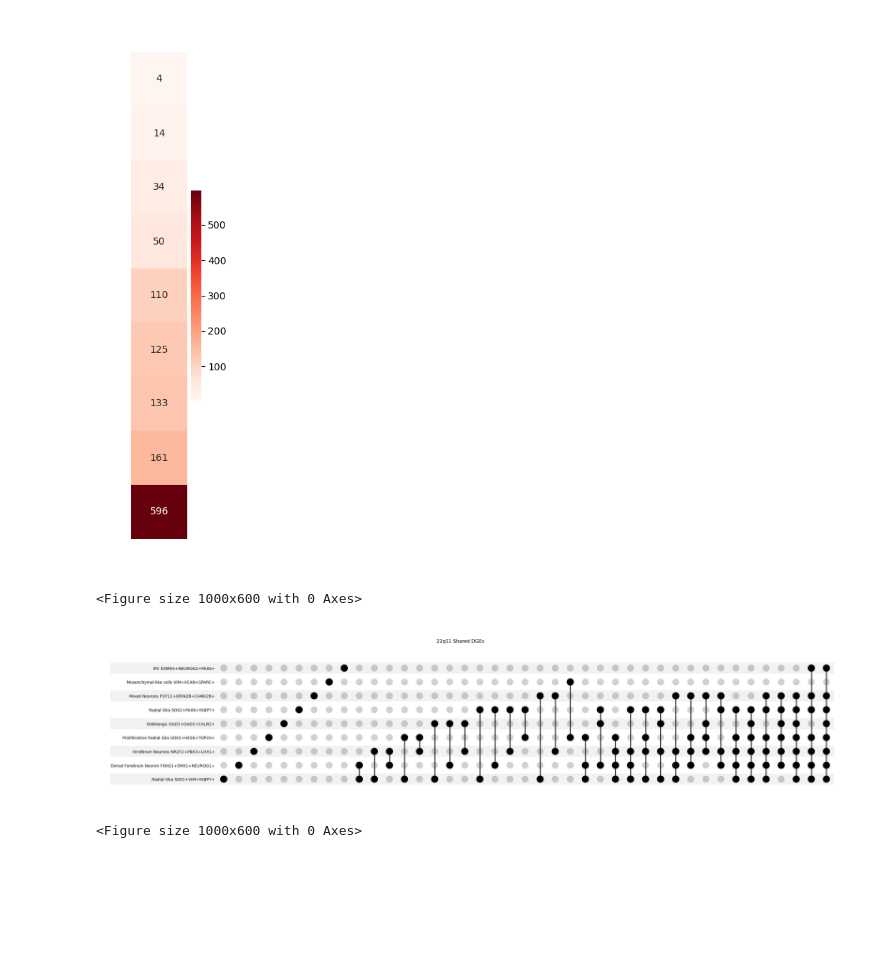
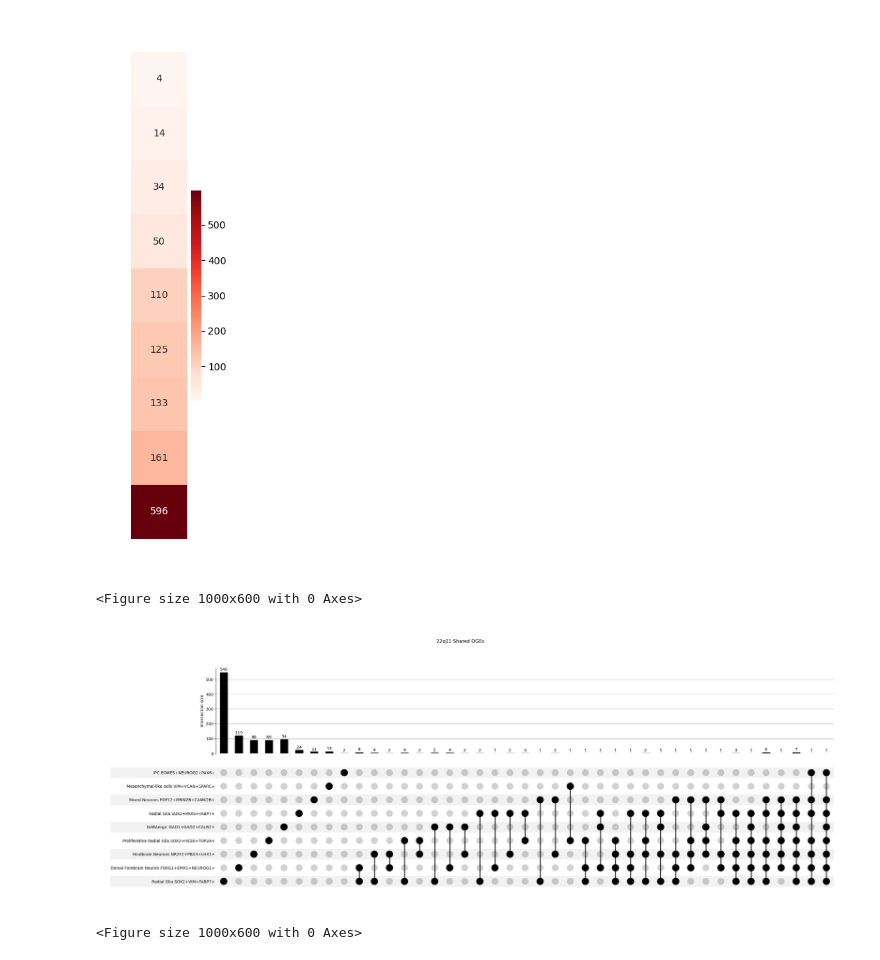
Before and after one commit to deepak-kaji/schizophrenia_organoid_convergence, a Jupyter notebook: Figures/Figure_3-MetaAnalysis.ipynb, the cells around one changed output. Cells and saved outputs as stored; diff of their text form; code cells hidden in the pictures; blank space fills up the shorter version.

```diff
--- a/Figures/Figure_3-MetaAnalysis.ipynb
+++ b/Figures/Figure_3-MetaAnalysis.ipynb
@@ -543,10 +550,10 @@ plot_count_strip([4, 14, 34, 50, 110, 125, 133, 161, 596], orientation='vertical
 # %% [output]
 [figure]
 # %%
-plot_assay_upset(dge_22q11, top_graph=False, side_graph=False, dataset_label="22q11", save=True)
+plot_assay_upset(dge_22q11, top_graph=True, side_graph=False, dataset_label="22q11", save=True)
 # %% [output]
 <Figure size 1000x600 with 0 Axes>
-[figure, old version]
+[figure, new version]
 # %%
 plot_assay_upset(dge_nrxn1, dataset_label="NRXN1")
 # %% [output]
```
Also changed, not shown: parts of 4 cells of this notebook, 2 other files.
